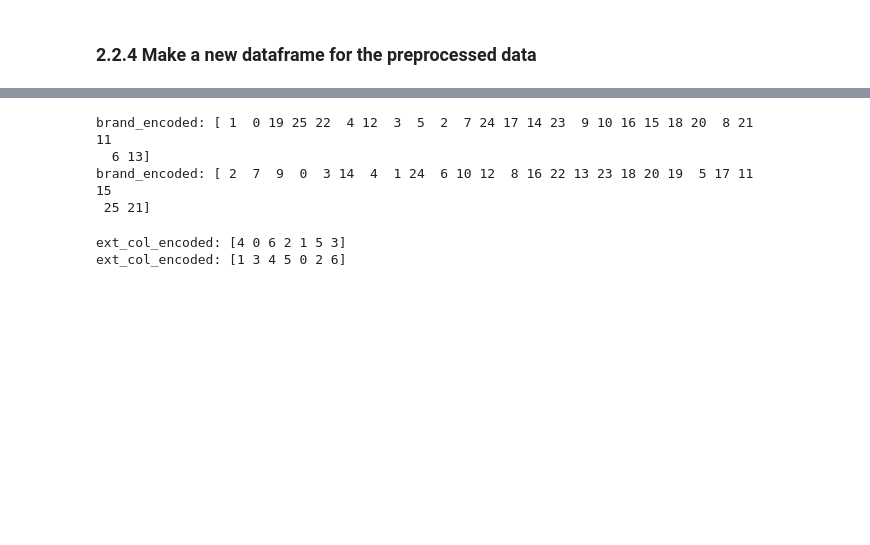
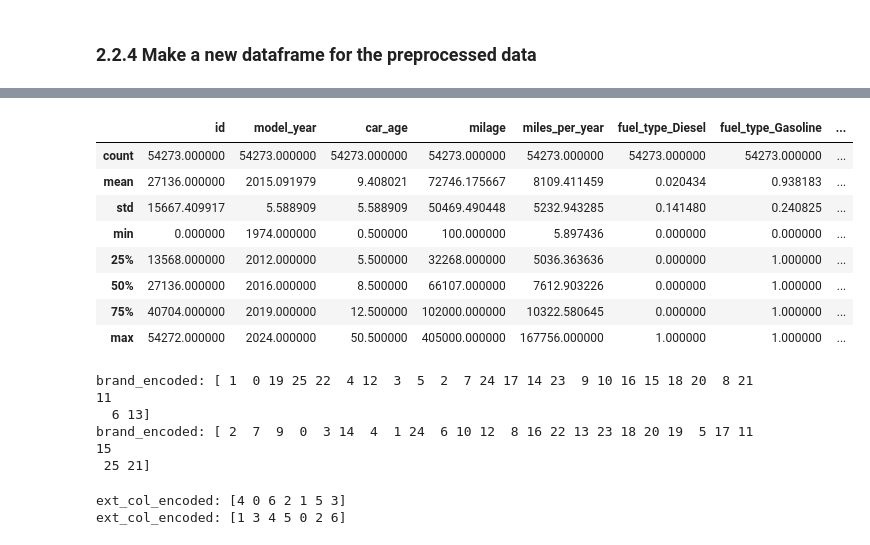
Before and after one commit to sseantheg/Car-Price-Prediction-with-XGBoost, a Jupyter notebook: Car Price Prediction with XGBoost.ipynb, the cells around one changed output, grey strips where cells are left out. Saved outputs shown, nothing was run; the diff lists cells and outputs as text; code cells hidden in the pictures; blank space fills up the shorter version.

```diff
--- a/Car Price Prediction with XGBoost.ipynb
+++ b/Car Price Prediction with XGBoost.ipynb
@@ -576,3 +588,15 @@ test_df.head()
+# %%
+train_df.describe()
+# %% [output]
+|  | id | model_year | car_age | milage | miles_per_year | fuel_type_Diesel | fuel_type_Gasoline | ... |
+| count | 54273.000000 | 54273.000000 | 54273.000000 | 54273.000000 | 54273.000000 | 54273.000000 | 54273.000000 | ... |
+| mean | 27136.000000 | 2015.091979 | 9.408021 | 72746.175667 | 8109.411459 | 0.020434 | 0.938183 | ... |
+| std | 15667.409917 | 5.588909 | 5.588909 | 50469.490448 | 5232.943285 | 0.141480 | 0.240825 | ... |
+| min | 0.000000 | 1974.000000 | 0.500000 | 100.000000 | 5.897436 | 0.000000 | 0.000000 | ... |
+| 25% | 13568.000000 | 2012.000000 | 5.500000 | 32268.000000 | 5036.363636 | 0.000000 | 1.000000 | ... |
+| 50% | 27136.000000 | 2016.000000 | 8.500000 | 66107.000000 | 7612.903226 | 0.000000 | 1.000000 | ... |
+| 75% | 40704.000000 | 2019.000000 | 12.500000 | 102000.000000 | 10322.580645 | 0.000000 | 1.000000 | ... |
+| max | 54272.000000 | 2024.000000 | 50.500000 | 405000.000000 | 167756.000000 | 1.000000 | 1.000000 | ... |
 # %%
 print("brand_encoded:", train_df.brand_encoded.unique())
 print("brand_encoded:", test_df.brand_encoded.unique())
```
Also changed, not shown: parts of 14 cells of this notebook.
